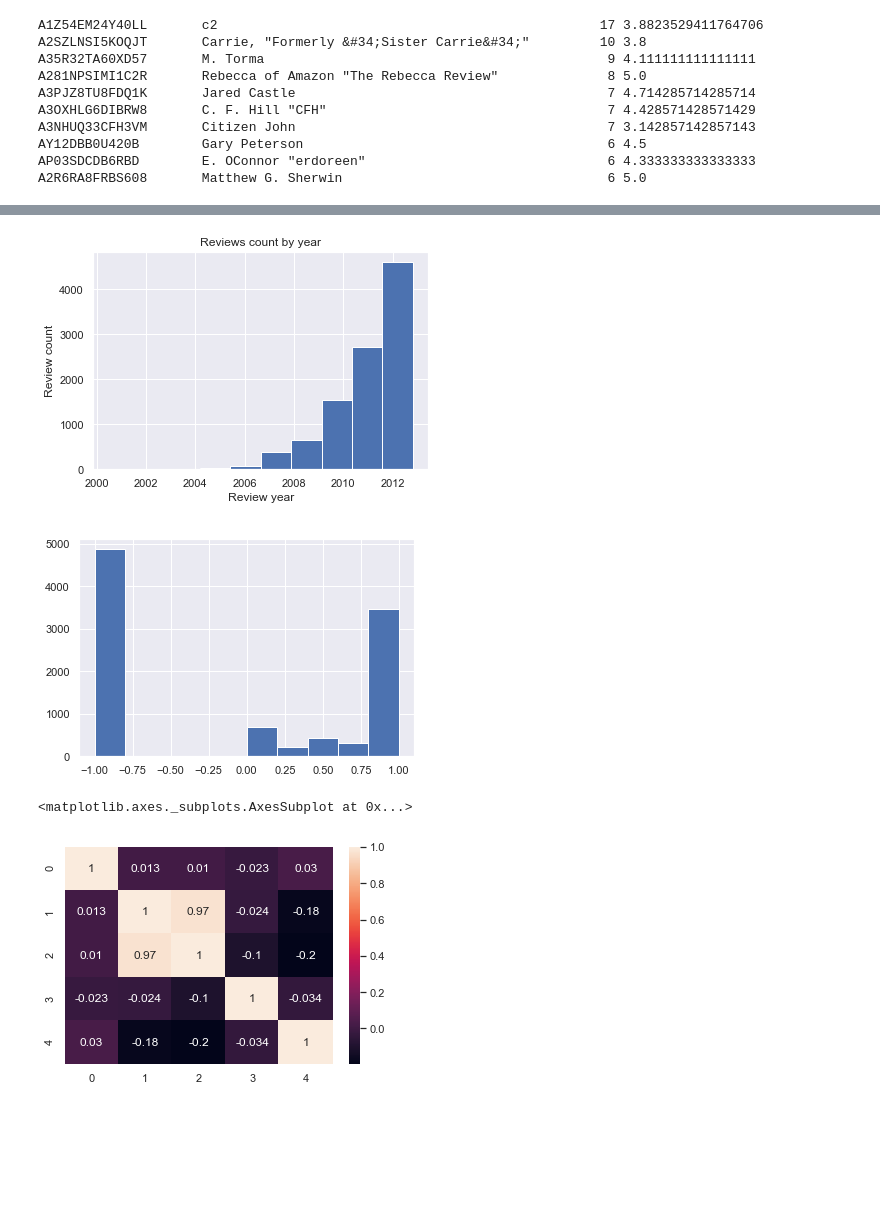
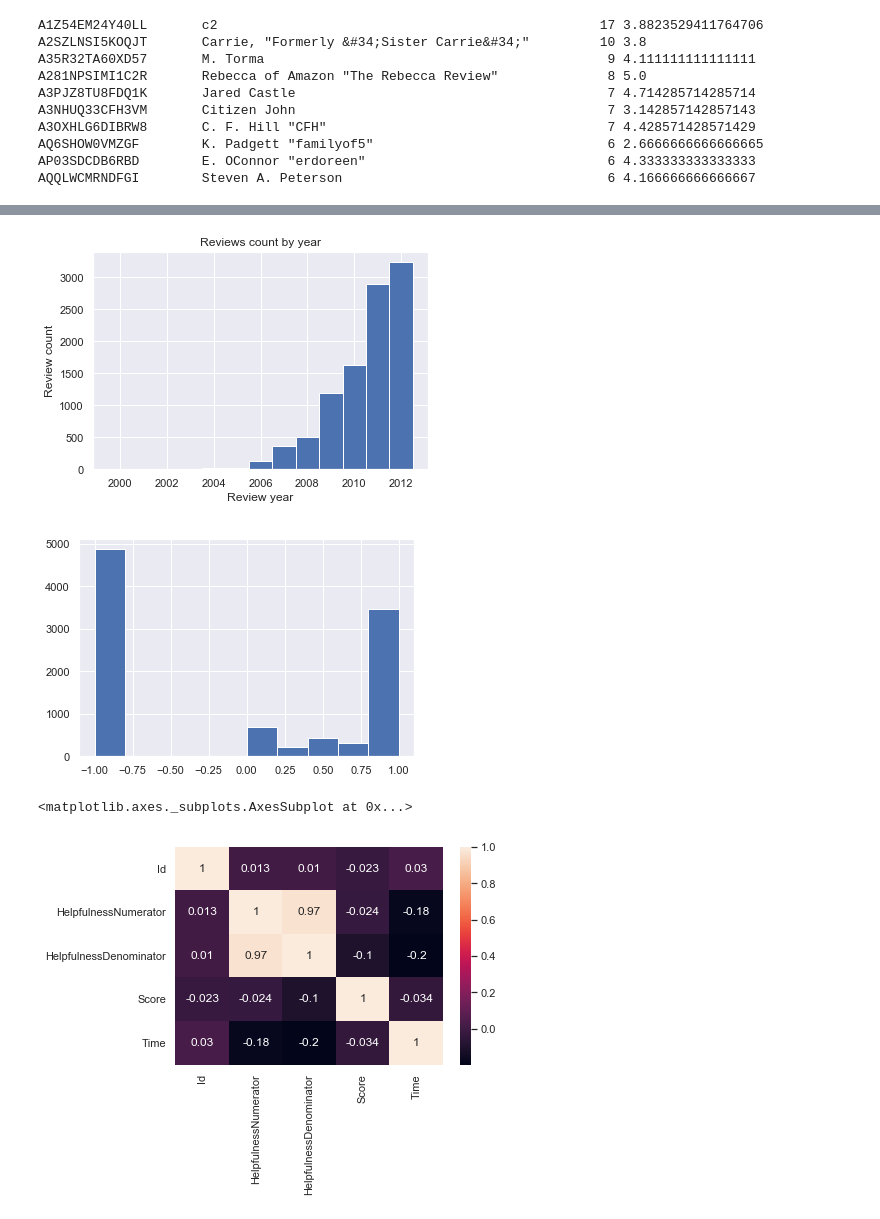
Before and after one commit to IHadAHeadache/PADS-ML_HW2, a Jupyter notebook: PADS_ML_HW2.ipynb, the cells around one changed output, grey strips where cells are left out. Saved outputs shown, nothing was run; the diff lists cells and outputs as text; code cells hidden in the pictures; blank space fills up the shorter version.

```diff
--- a/PADS_ML_HW2.ipynb
+++ b/PADS_ML_HW2.ipynb
@@ -4,9 +4,10 @@ import numpy as np
 import matplotlib.pyplot as plt
 import seaborn as sns
 import time
+from datetime import datetime
 x_picture = [1,2,3,4,5]
 picture = [0,0,0,0,0]
-date = []
+date = [0,0,0,0,0,0,0,0,0,0,0,0,0]
 ratio = []
 pd_data = pd.read_csv("Reviews.csv")
 pd_data = pd_data[:10000]
@@ -40,42 +41,51 @@ score_picture[2].set_color('g')
 score_picture[3].set_color('r')
 score_picture[4].set_color('tab:purple')
 plt.show()
+#pd_data2 = pd.read_csv("Reviews.csv")
+#pd_data2 = pd_data[:10000]
 for i in range(len(pd_data.index)):
-    date.append(1970+pd_data.iloc[i]['Time']/60/60/24/365.25)
+    #timeArray = time.localtime(pd_data.iloc[i]['Time'])
+    #date.append(timeArray.tm_year)
+    #date.append(int(time.strftime('%Y', time.localtime(pd_data2.iloc[i]['Time']))))
+    #date.append(eval(time.fromtimestamp(pd_data.iloc[i]['Time']).strftime('%Y')))
+    #date.append(int(1970+pd_data.iloc[i]['Time']/60/60/24/365.25+0.5))
+    date[int(1970+pd_data.iloc[i]['Time']/60/60/24/365.25)-2000] = date[int(1970+pd_data.iloc[i]['Time']/60/60/24/365.25)-2000] + 1
 plt.xlabel("Review year")
 plt.ylabel("Review count")
 plt.title("Reviews count by year")
-plt.hist(date)
+x_date = [2000,2001,2002,2003,2004,2005,2006,2007,2008,2009,2010,2011,2012]
+plt.bar(x_date,date,width=1.0)
 plt.show()
 heat = np.array(
-    [[pd_data['Id'].corr(pd_data['Id']), pd_data['Id'].corr(pd_data['HelpfulnessNumerator']), pd_data['Id'].corr(pd_data['HelpfulnessDenominator']), pd_data['Id'].corr(pd_data['Score']), pd_data['Id'].corr(pd_data['Time']), ],
+    [[pd_data['Id'].corr(pd_data['Id']), pd_data['Id'].corr(pd_data['HelpfulnessNumerator']), pd_data['Id'].corr(pd_data['HelpfulnessDenominator']), pd_data['Id'].corr(pd_data['Score']), pd_data['Id'].corr(pd_data['Time'])],
     [pd_data['HelpfulnessNumerator'].corr(pd_data['Id']), pd_data['HelpfulnessNumerator'].corr(pd_data['HelpfulnessNumerator']), pd_data['HelpfulnessNumerator'].corr(pd_data['HelpfulnessDenominator']), pd_data['HelpfulnessNumerator'].corr(pd_data['Score']), pd_data['HelpfulnessNumerator'].corr(pd_data['Time']) ],
     [pd_data['HelpfulnessDenominator'].corr(pd_data['Id']), pd_data['HelpfulnessDenominator'].corr(pd_data['HelpfulnessNumerator']), pd_data['HelpfulnessDenominator'].corr(pd_data['HelpfulnessDenominator']), pd_data['HelpfulnessDenominator'].corr(pd_data['Score']), pd_data['HelpfulnessDenominator'].corr(pd_data['Time']) ],
     [pd_data['Score'].corr(pd_data['Id']), pd_data['Score'].corr(pd_data['HelpfulnessNumerator']), pd_data['Score'].corr(pd_data['HelpfulnessDenominator']), pd_data['Score'].corr(pd_data['Score']), pd_data['Score'].corr(pd_data['Time']) ],
     [pd_data['Time'].corr(pd_data['Id']), pd_data['Time'].corr(pd_data['HelpfulnessNumerator']), pd_data['Time'].corr(pd_data['HelpfulnessDenominator']), pd_data['Time'].corr(pd_data['Score']), pd_data['Time'].corr(pd_data['Time']) ]]
 )
 sns.set()
 for i in range(len(pd_data.index)):
     if(pd_data.iloc[i]['HelpfulnessNumerator'] == 0 and pd_data.iloc[i]['HelpfulnessDenominator'] == 0):
         ratio.append(-1)
     else:
         ratio.append(pd_data.iloc[i]['HelpfulnessNumerator'] / pd_data.iloc[i]['HelpfulnessDenominator'])
 plt.hist(ratio)
 plt.show()
-sns.heatmap(heat, annot=True)
+sns.heatmap(heat, annot=True,xticklabels =['Id','HelpfulnessNumerator','HelpfulnessDenominator','Score','Time']
+           ,yticklabels =['Id','HelpfulnessNumerator','HelpfulnessDenominator','Score','Time'])
 # %% [output]
 A1Z54EM24Y40LL       c2                                                 17 3.8823529411764706
 A2SZLNSI5KOQJT       Carrie, "Formerly &#34;Sister Carrie&#34;"         10 3.8
 A35R32TA60XD57       M. Torma                                            9 4.111111111111111
 A281NPSIMI1C2R       Rebecca of Amazon "The Rebecca Review"              8 5.0
 A3PJZ8TU8FDQ1K       Jared Castle                                        7 4.714285714285714
+A3NHUQ33CFH3VM       Citizen John                                        7 3.142857142857143
 A3OXHLG6DIBRW8       C. F. Hill "CFH"                                    7 4.428571428571429
-A3NHUQ33CFH3VM       Citizen John                                        7 3.142857142857143
-AY12DBB0U420B        Gary Peterson                                       6 4.5
+AQ6SHOW0VMZGF        K. Padgett "familyof5"                              6 2.6666666666666665
 AP03SDCDB6RBD        E. OConnor "erdoreen"                               6 4.333333333333333
-A2R6RA8FRBS608       Matthew G. Sherwin                                  6 5.0
+AQQLWCMRNDFGI        Steven A. Peterson                                  6 4.166666666666667
 [figure]
-[figure, old version]
+[figure, new version]
 [figure]
 <matplotlib.axes._subplots.AxesSubplot at 0x...>
-[figure, old version]
+[figure, new version]
```
Also changed, not shown: parts of 1 cell of this notebook.
